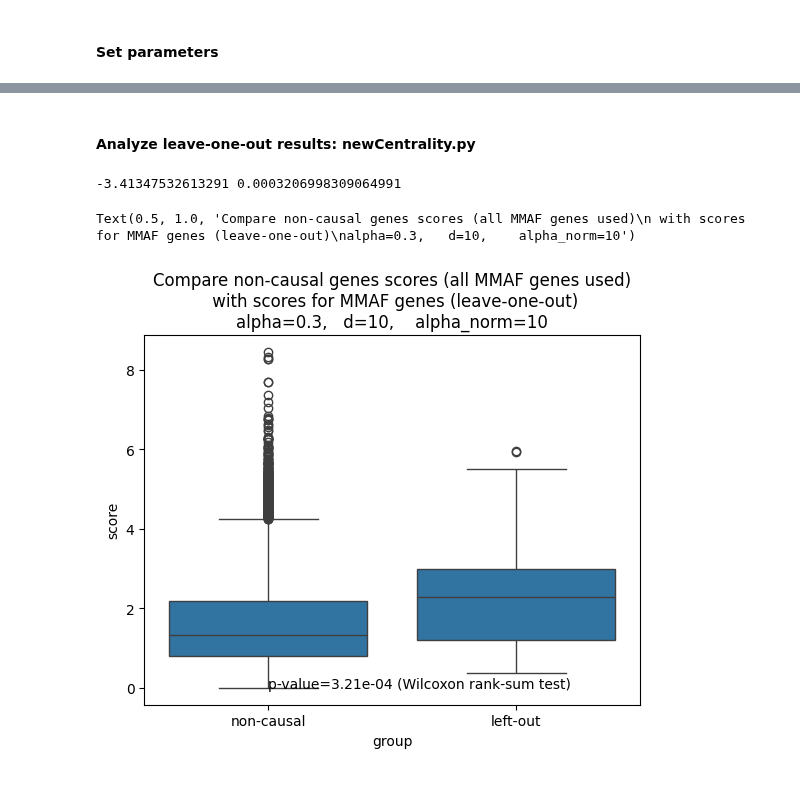
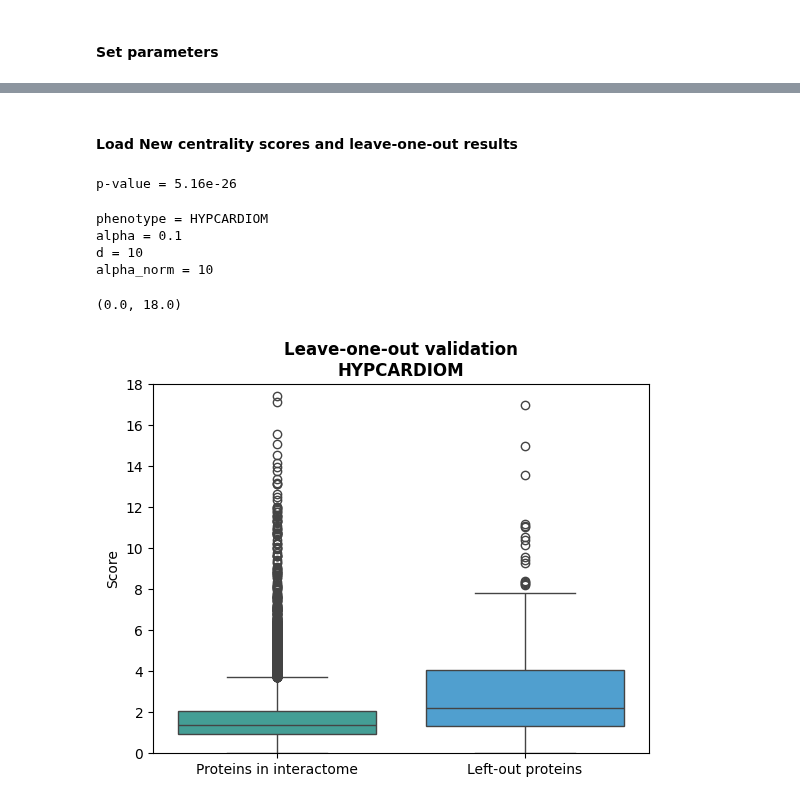
Before and after one commit to jjjk123/grexome-TIMC-Secondary-interactome, a Jupyter notebook: Interactome/jupyter_notebooks/analyze_scores_newCentrality.ipynb, the cells around one changed output, grey strips where cells are left out. Cells and saved outputs as stored; diff of their text form; code cells hidden in the pictures.

```diff
--- a/Interactome/jupyter_notebooks/analyze_scores_newCentrality.ipynb
+++ b/Interactome/jupyter_notebooks/analyze_scores_newCentrality.ipynb
@@ -122 +120,3 @@ NEW_CENTRALITY_VERSION = "v8"
+# %% [markdown]
+#### Load New centrality scores and leave-one-out results
 # %%
@@ -125,19 +123,32 @@ interactome = utils.parse_interactome(interactome_file="/home/kubicaj/calc/input
 alpha = str(ALPHA).replace('.', '')
 results = parse_results(f"/home/kubicaj/calc/output/New_centrality_{NEW_CENTRALITY_VERSION}/{PHENOTYPE}/alpha{alpha}_dmax{D_MAX}_alphanorm_{ALPHA_NORM}/scores.tsv")
 results_leave_one_out = parse_leave_one_out(f"/home/kubicaj/calc/output/New_centrality_{NEW_CENTRALITY_VERSION}/{PHENOTYPE}/alpha{alpha}_dmax{D_MAX}_alphanorm_{ALPHA_NORM}/scores_leave_one_out.tsv")
-# %% [markdown]
-#### Analyze leave-one-out results: newCentrality.py
 # %%
 df_compare, p_value = compare_scores(results, results_leave_one_out)
+
+print(f"p-value = {p_value}")
 # %% [output]
--3.41347532613291 0.0003206998309064991
+p-value = 5.16e-26
-# %%
-# plot
-seaborn.boxplot(data=df_compare, x='group', y='score')
-matplotlib.pyplot.text(0, 0.001, s=f"p-value={p_value} (Wilcoxon rank-sum test)")
-matplotlib.pyplot.title(f"Compare non-causal genes scores (all {PHENOTYPE} genes used)\n with scores for {PHENOTYPE} genes (leave-one-out)\nalpha={ALPHA},   d={D_MAX},    alpha_norm={ALPHA_NORM}")
-# matplotlib.pyplot.ylim(0,2)
-# %% [output]
-Text(0.5, 1.0, 'Compare non-causal genes scores (all MMAF genes used)\n with scores for MMAF genes (leave-one-out)\nalpha=0.3,   d=10,    alpha_norm=10')
-[figure, removed]
+# %%
+# plot scores of non-causal genes vs. left-out genes
+
+# sanity check for parameters:
+print(f"phenotype = {PHENOTYPE} \nalpha = {ALPHA} \nd = {D_MAX} \nalpha_norm = {ALPHA_NORM}")
+
+seaborn.boxplot(data=df_compare, x='group', y='score', hue='group', palette=seaborn.husl_palette(h=.5))
+
+# PHENOTYPE = "Dilated cardiomyopathy"
+matplotlib.pyplot.title(f"Leave-one-out validation\n{PHENOTYPE}", weight='bold', fontsize=12)
+matplotlib.pyplot.ylabel("Score")
+matplotlib.pyplot.xlabel("")
+matplotlib.pyplot.ylim(0, 18)
+
+# matplotlib.pyplot.savefig(f"/home/kubicaj/calc/Figures/Leave-one-out/{PHENOTYPE}", dpi=1000)
+# %% [output]
+phenotype = HYPCARDIOM
+alpha = 0.1
+d = 10
+alpha_norm = 10
+(0.0, 18.0)
+[figure, added]
 # %%
```
Also changed, not shown: parts of 48 cells of this notebook, 1 other file.
